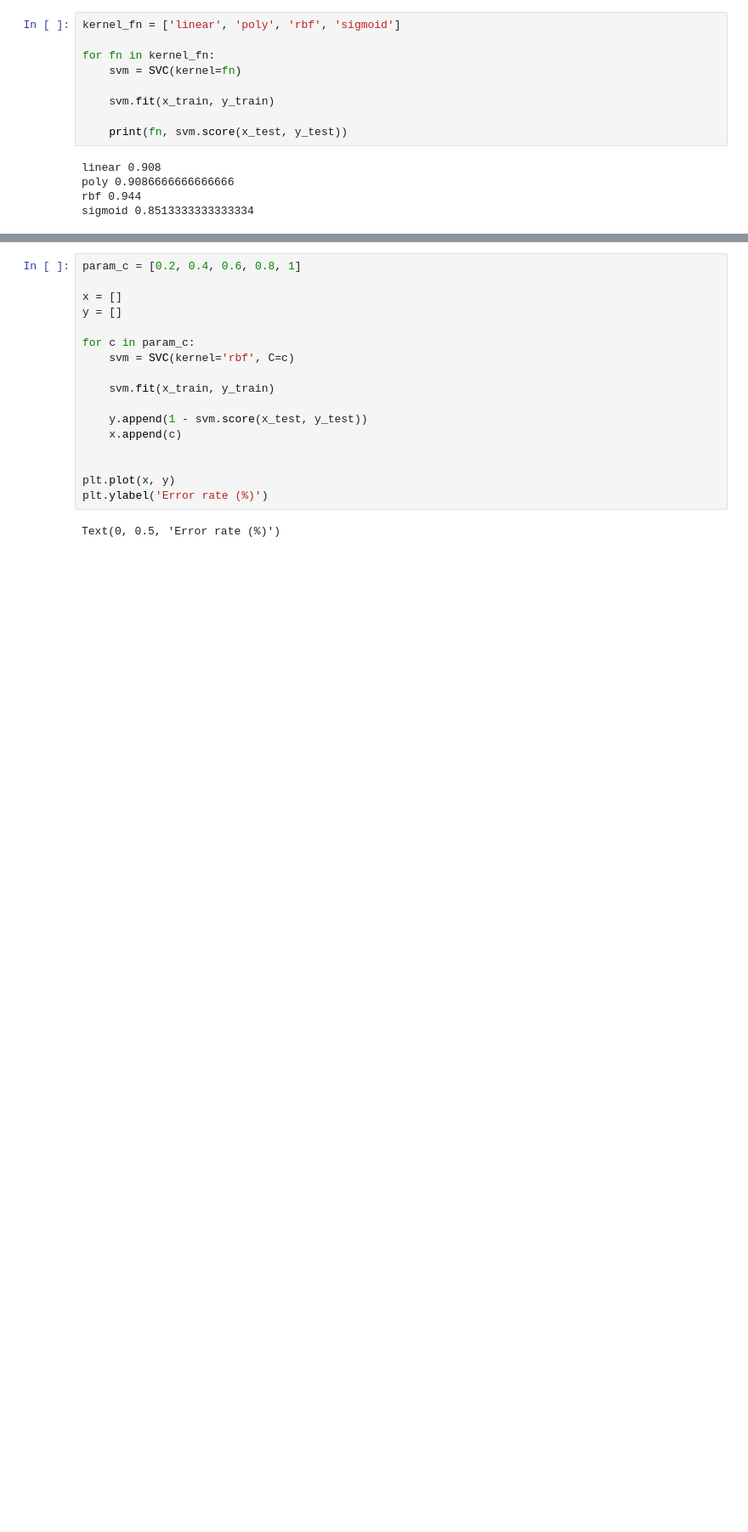
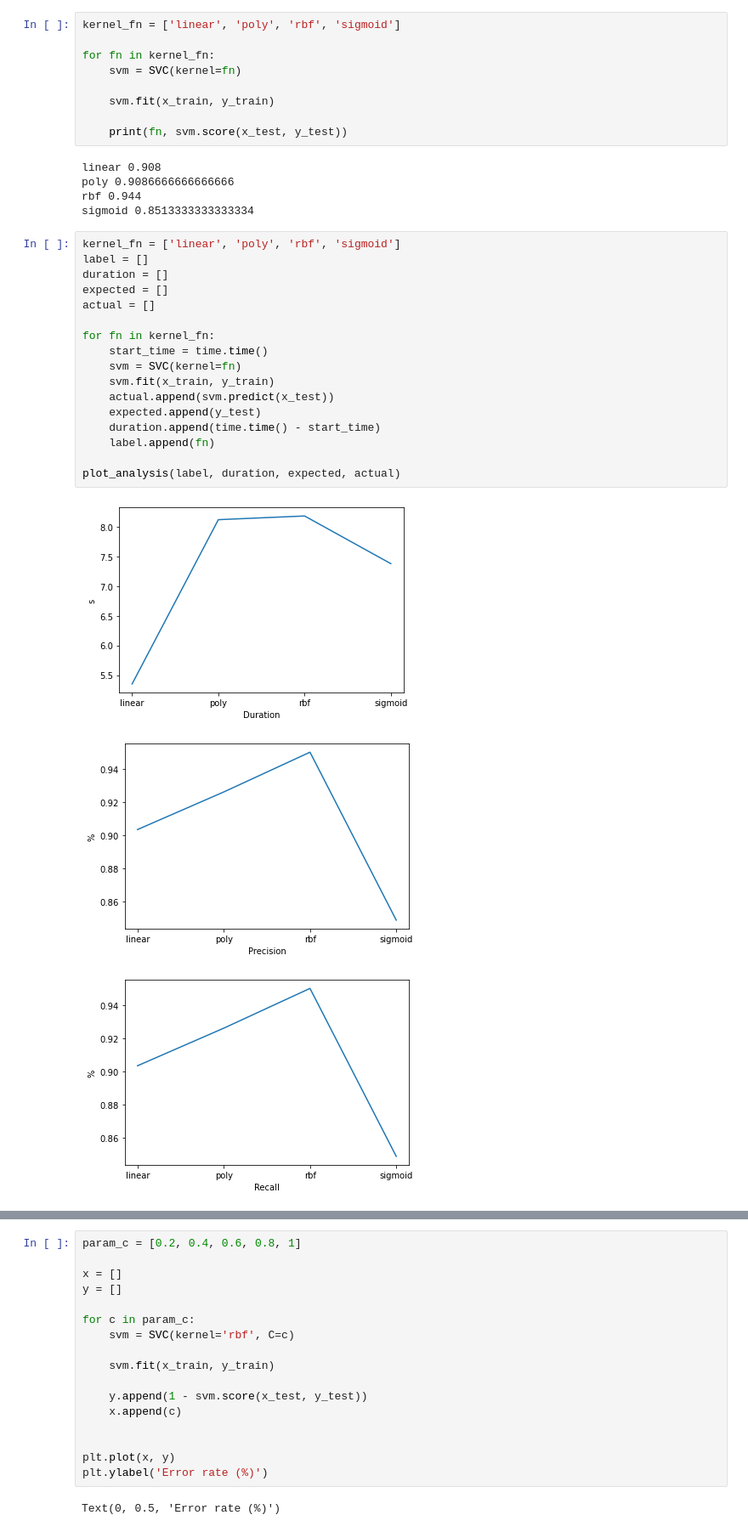
Before and after one commit to sandrrr/TP_supervised-learning, a Jupyter notebook: TP3_SV.ipynb, the cells around one changed output, grey strips where cells are left out. Shown at 85% size. Saved outputs shown, nothing was run; the diff lists cells and outputs as text; blank space fills up the shorter version.

```diff
--- a/TP3_SV.ipynb
+++ b/TP3_SV.ipynb
@@ -28,3 +29,24 @@ linear 0.908
 poly 0.9086666666666666
 rbf 0.944
 sigmoid 0.8513333333333334
+# %%
+kernel_fn = ['linear', 'poly', 'rbf', 'sigmoid']
+label = []
+duration = []
+expected = []
+actual = []
+
+for fn in kernel_fn:
+    start_time = time.time()
+    svm = SVC(kernel=fn)
+    svm.fit(x_train, y_train)
+    actual.append(svm.predict(x_test))
+    expected.append(y_test)
+    duration.append(time.time() - start_time)
+    label.append(fn)
+
+plot_analysis(label, duration, expected, actual)
+# %% [output]
+[figure, added]
+[figure, added]
+[figure, added]
```
Also changed, not shown: parts of 3 cells of this notebook, 2 other files.
